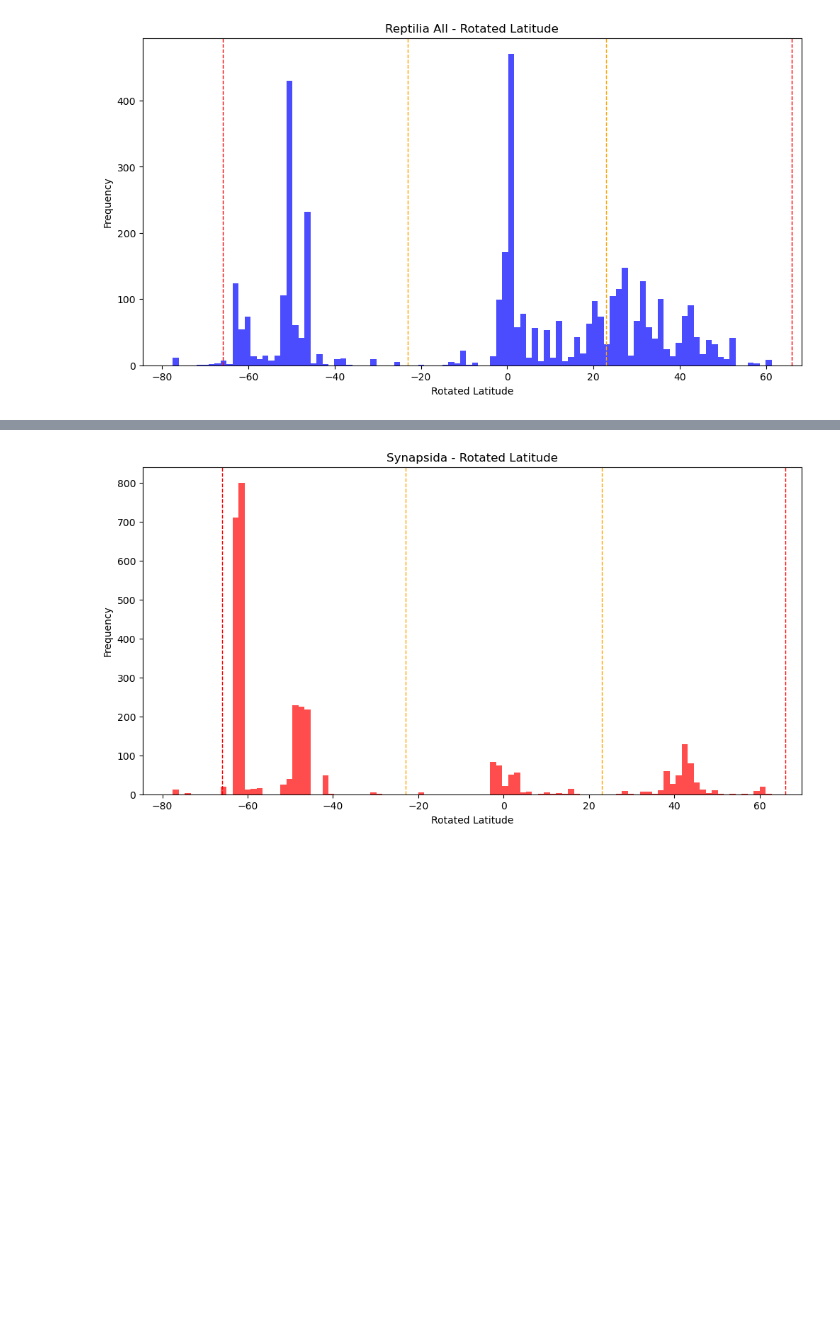
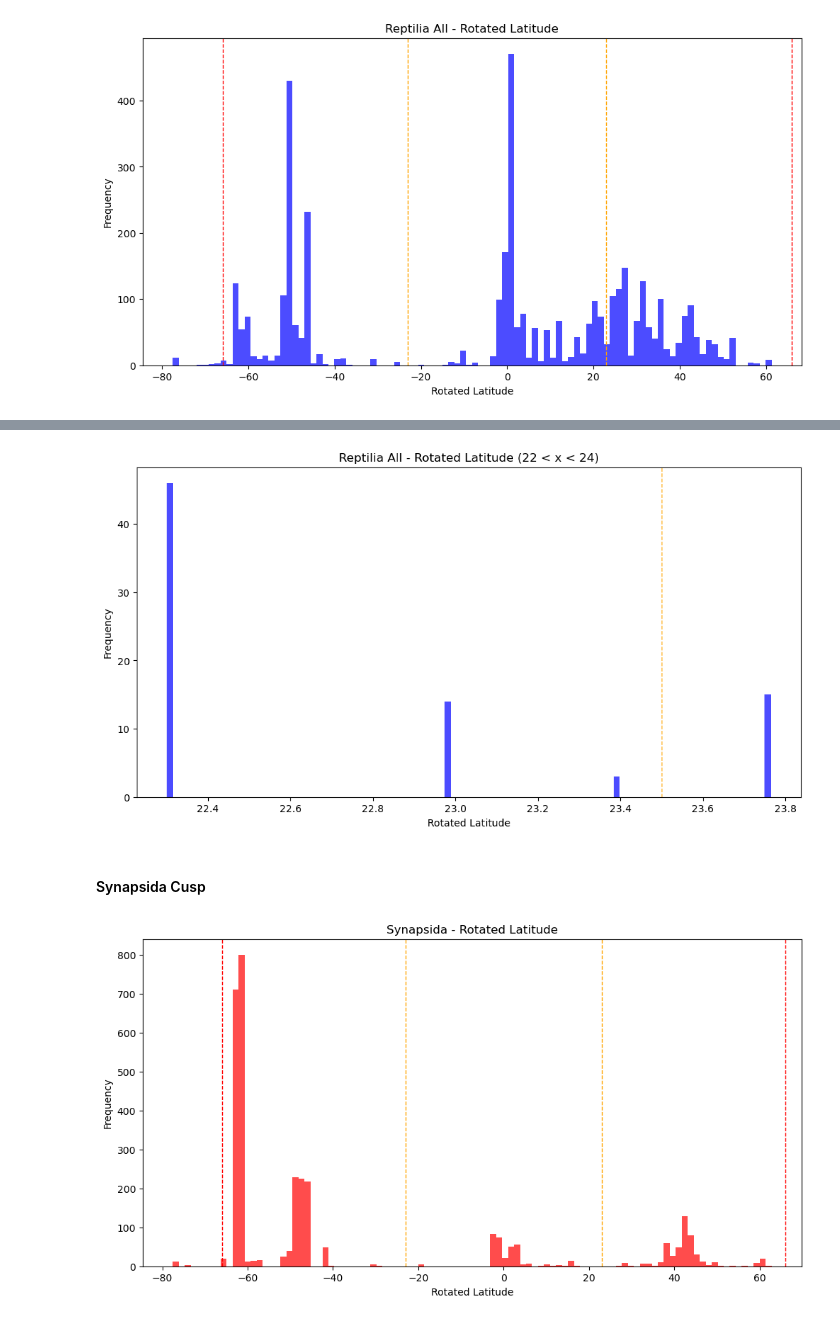
Before and after one commit to shelleylwang/pt_diversity_rates, a Jupyter notebook: updated_occurrence_analyses/data/eda.ipynb, the cells around one changed output, grey strips where cells are left out. Saved outputs shown, nothing was run; the diff lists cells and outputs as text; code cells hidden in the pictures; blank space fills up the shorter version.

Commit message:
graphing

```diff
--- a/updated_occurrence_analyses/data/eda.ipynb
+++ b/updated_occurrence_analyses/data/eda.ipynb
@@ -1242,24 +1303,11 @@ plt.show()
 # %%
 # Plot just reptilia all latitudes at 22 < x < 24, colored by genus
-# show which genus is which color in the legend
 plt.figure(figsize=(12, 6))
-for genus in reptilia_all_lats_filtered['genus'].unique():
-    genus_data = reptilia_all_lats_filtered[reptilia_all_lats_filtered['genus'] == genus]
-    plt.hist(genus_data[(genus_data['Rotated latitude'] > 22) & (genus_data['Rotated latitude'] < 24)]['Rotated latitude'],
-                     bins=100, alpha=0.7, label=genus)
-plt.title('Reptilia All - Rotated Latitude (22 < x < 24) by Genus')
+plt.hist(reptilia_all_lats_filtered[(reptilia_all_lats_filtered['Rotated latitude'] > 22) & (reptilia_all_lats_filtered['Rotated latitude'] < 24)]['Rotated latitude'], bins=100, color='blue', alpha=0.7)
+plt.title('Reptilia All - Rotated Latitude (22 < x < 24)')
 plt.xlabel('Rotated Latitude')
 plt.ylabel('Frequency')
 plt.axvline(x=23.5, color='orange', linestyle='--', linewidth=1)
-plt.legend(title='Genus')
-# plt.savefig('Perm-Trias/pt_data_visualizations/reptilia_all_rotated_latitude_histogram_22_24_by_genus.png')
 plt.show()
-
-
-# plt.figure(figsize=(12, 6))
-# plt.hist(reptilia_all_lats_filtered[(reptilia_all_lats_filtered['Rotated latitude'] > 22) & (reptilia_all_lats_filtered['Rotated latitude'] < 24)]['Rotated latitude'], bins=100, color='blue', alpha=0.7)
-# plt.title('Reptilia All - Rotated Latitude (22 < x < 24)')
-# plt.xlabel('Rotated Latitude')
-# plt.ylabel('Frequency')
-# plt.axvline(x=23.5, color='orange', linestyle='--', linewidth=1)
-# plt.show()
+# %% [output]
+[figure, added]
@@ -1266,3 +1367,5 @@ plt.show()
+# %% [markdown]
+#### Synapsida Cusp
 # %%
 plt.figure(figsize=(12, 6))
 plt.hist(synapsida_lats_filtered['Rotated latitude'], bins=100, color='red', alpha=0.7)
```
Also changed, not shown: parts of 8 cells of this notebook.
